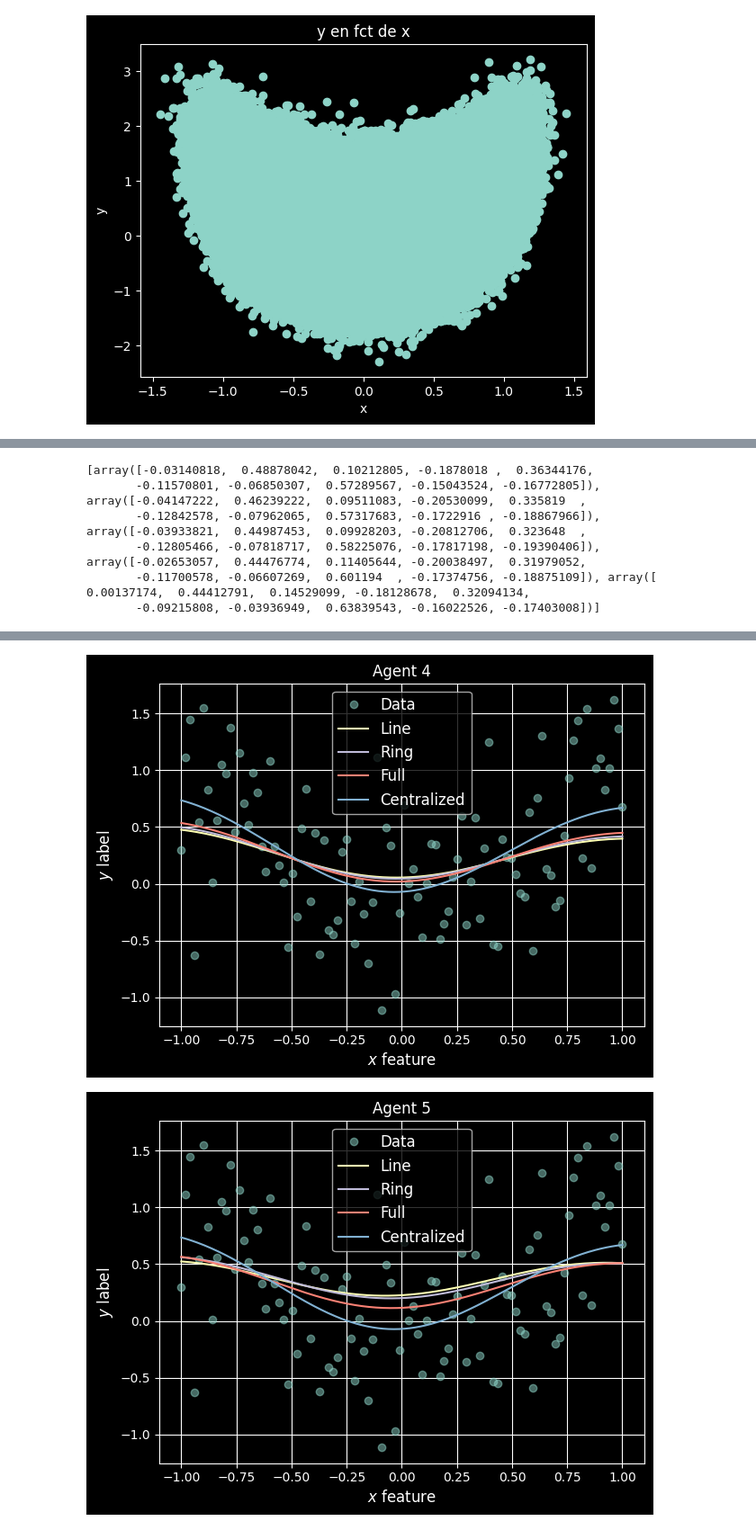
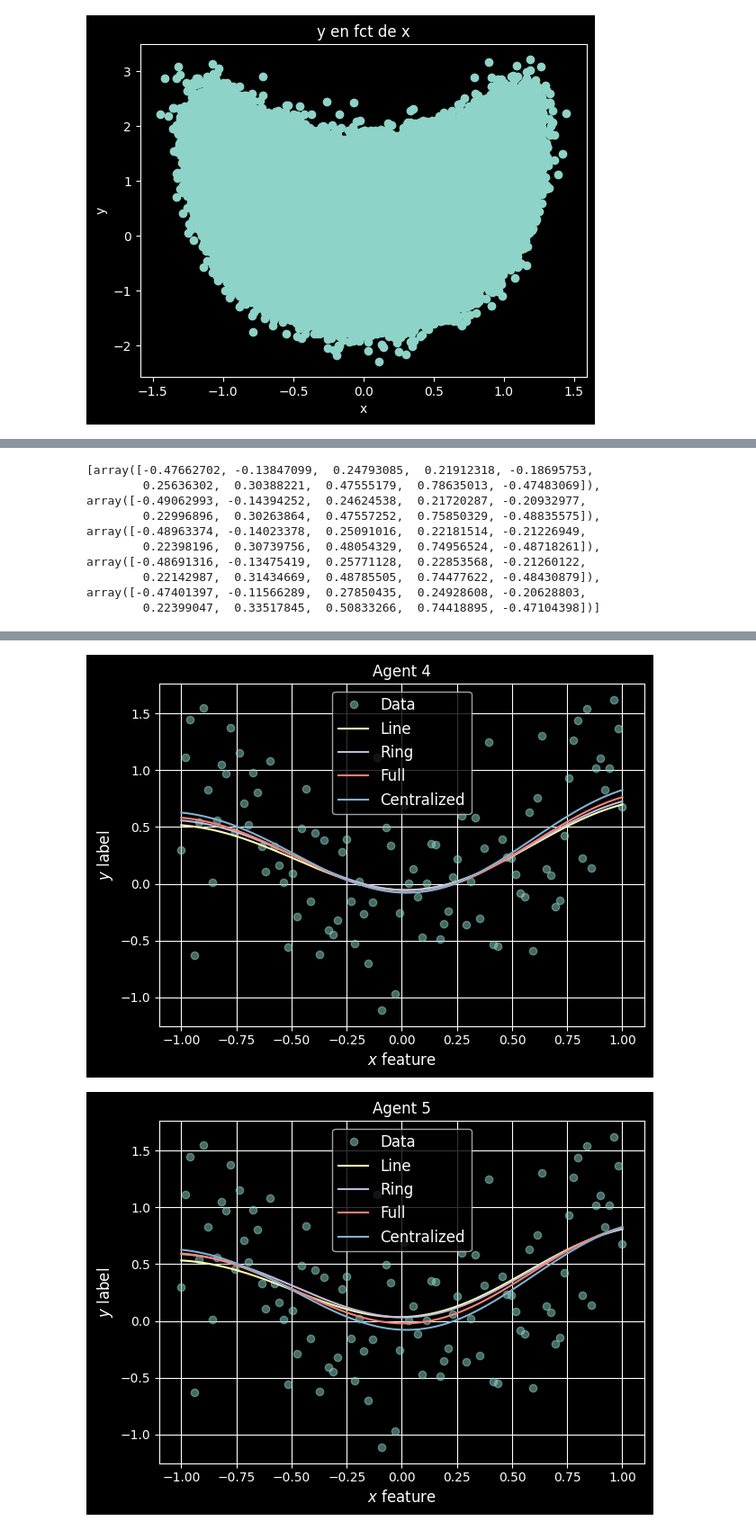
Before and after one commit to w-h02/Cooperative_opt, a Jupyter notebook: project.ipynb, the cells around one changed output, grey strips where cells are left out. Shown at 90% size. Drawn from its saved outputs; the diff is of its cells as text; code cells hidden in the pictures.

```diff
--- a/project.ipynb
+++ b/project.ipynb
@@ -65,0 +86,19 @@ W_ring = build_weight_matrix(A_ring)
+# %%
+# Visualizing the graphs
+import networkx as nx
+G_line = nx.from_numpy_array(A_line)
+G_ring = nx.from_numpy_array(A_ring)
+G_full = nx.from_numpy_array(A_full)
+
+graphs = [G_line, G_ring, G_full]
+titles = ["Line Graph", "Ring Graph", "Fully Connected Graph"]
+
+plt.figure(figsize=(12,4))
+
+for i, (G, title) in enumerate(zip(graphs, titles), 1):
+    plt.subplot(1,3,i)
+    pos = nx.spring_layout(G, seed=42)
+    nx.draw(G, pos, with_labels=True, node_size=800, font_size=12)
+    plt.title(title)
+
+plt.show()
@@ -94,37 +137,21 @@ Min and max eigenvalues of A :  None
 L = get_best_L(agents_x, x_m)
 
 # alphas and gaps for different graph topologies
-alphas_line, gaps_line = DGD(x_m, agents_x, W_line, agents_y, alpha_star, n_iter = 500, sigma = 0.5, nu = 1.0, eta = 1/L)
+alphas_line, gaps_line = DGD_cst_stepsize(x_m, agents_x, W_line, agents_y, alpha_star, n_iter = 1000, sigma = 0.5, nu = 1.0, eta = 1/L)
 
-alphas_ring, gaps_ring = DGD(x_m, agents_x, W_ring, agents_y, alpha_star, n_iter = 500, sigma = 0.5, nu = 1.0, eta = 1/L)
+alphas_ring, gaps_ring = DGD_cst_stepsize(x_m, agents_x, W_ring, agents_y, alpha_star, n_iter = 1000, sigma = 0.5, nu = 1.0, eta = 1/L)
 
-alphas_full, gaps_full = DGD(x_m, agents_x, W_full, agents_y, alpha_star, n_iter = 500, sigma = 0.5, nu = 1.0, eta = 1/L)
+alphas_full, gaps_full = DGD_cst_stepsize(x_m, agents_x, W_full, agents_y, alpha_star, n_iter = 1000, sigma = 0.5, nu = 1.0, eta = 1/L)
 print(alphas_line[-1])
 # %% [output]
-[array([-0.03140818,  0.48878042,  0.10212805, -0.1878018 ,  0.36344176,
-       -0.11570801, -0.06850307,  0.57289567, -0.15043524, -0.16772805]), array([-0.04147222,  0.46239222,  0.09511083, -0.20530099,  0.335819  ,
-       -0.12842578, -0.07962065,  0.57317683, -0.1722916 , -0.18867966]), array([-0.03933821,  0.44987453,  0.09928203, -0.20812706,  0.323648  ,
-       -0.12805466, -0.07818717,  0.58225076, -0.17817198, -0.19390406]), array([-0.02653057,  0.44476774,  0.11405644, -0.20038497,  0.31979052,
-       -0.11700578, -0.06607269,  0.601194  , -0.17374756, -0.18875109]), array([ 0.00137174,  0.44412791,  0.14529099, -0.18128678,  0.32094134,
-       -0.09215808, -0.03936949,  0.63839543, -0.16022526, -0.17403008])]
+[array([-0.47662702, -0.13847099,  0.24793085,  0.21912318, -0.18695753,
+        0.25636302,  0.30388221,  0.47555179,  0.78635013, -0.47483069]), array([-0.49062993, -0.14394252,  0.24624538,  0.21720287, -0.20932977,
+        0.22996896,  0.30263864,  0.47557252,  0.75850329, -0.48835575]), array([-0.48963374, -0.14023378,  0.25091016,  0.22181514, -0.21226949,
+        0.22398196,  0.30739756,  0.48054329,  0.74956524, -0.48718261]), array([-0.48691316, -0.13475419,  0.25771128,  0.22853568, -0.21260122,
+        0.22142987,  0.31434669,  0.48785505,  0.74477622, -0.48430879]), array([-0.47401397, -0.11566289,  0.27850435,  0.24928608, -0.20628803,
+        0.22399047,  0.33517845,  0.50833266,  0.74418895, -0.47104398])]
 # %%
-def plot_fit_comparison(x, y, alphas_dict, x_m, agent_idx, nt=250):
-    x_prime = np.linspace(-1, 1, nt)
-    plt.figure()
-    plt.plot(x, y, 'o', label='Data', alpha=0.5)
-    for label, alpha in alphas_dict.items():
-        y_prime = Cov2(x_prime, x_m) @ alpha[agent_idx]
-        plt.plot(x_prime, y_prime, '-', label=label)
-    plt.xlabel(r'$x$ feature', fontsize=12)
-    plt.ylabel(r'$y$ label', fontsize=12)
-    plt.title(f'Agent {agent_idx+1}', fontsize=12)
-    plt.legend(fontsize=12)
-    plt.grid(True)
-    plt.tight_layout()
-    plt.savefig(f'kernel_fit_agent_{agent_idx+1}.pdf')
-    plt.show()
-
-# Call it
+# Different topographies
 alphas_dict = {
     'Line': alphas_line[-1],
     'Ring': alphas_ring[-1],
@@ -133,5 +160,5 @@ alphas_dict = {
 }
 
 for i in range(n_agents):
-    plot_fit_comparison(x_100, y_100, alphas_dict, x_m, agent_idx=i)
+    plot_fit_comparison(x_100, y_100, alphas_dict, x_m, agent_idx=i, folder = "DGD_constant_stepsize", filename = f'kernel_fit_agent_{i+1}.pdf' , Cov2= Cov2)
 # %% [output]
@@ -141,3 +168,3 @@ for i in range(n_agents):
-[figure, old version]
+[figure, new version]
-[figure, old version]
+[figure, new version]
 # %%
```
Also changed, not shown: parts of 14 cells of this notebook, 34 other files.
